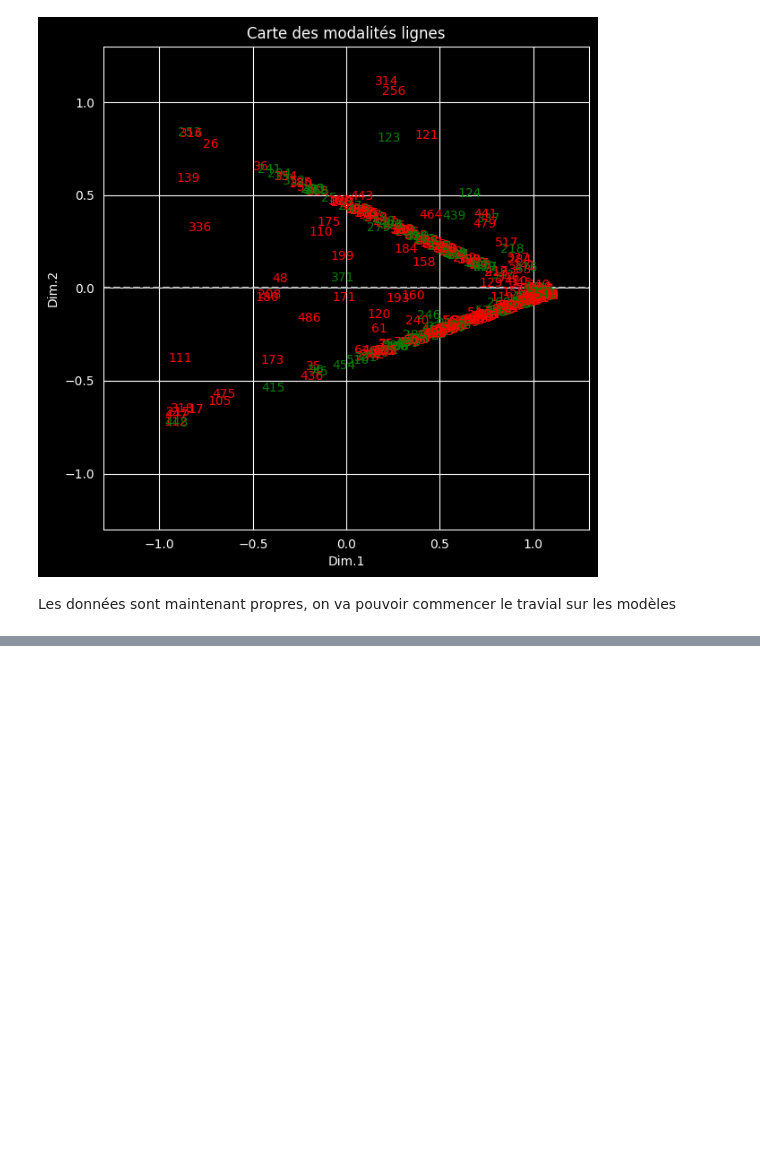
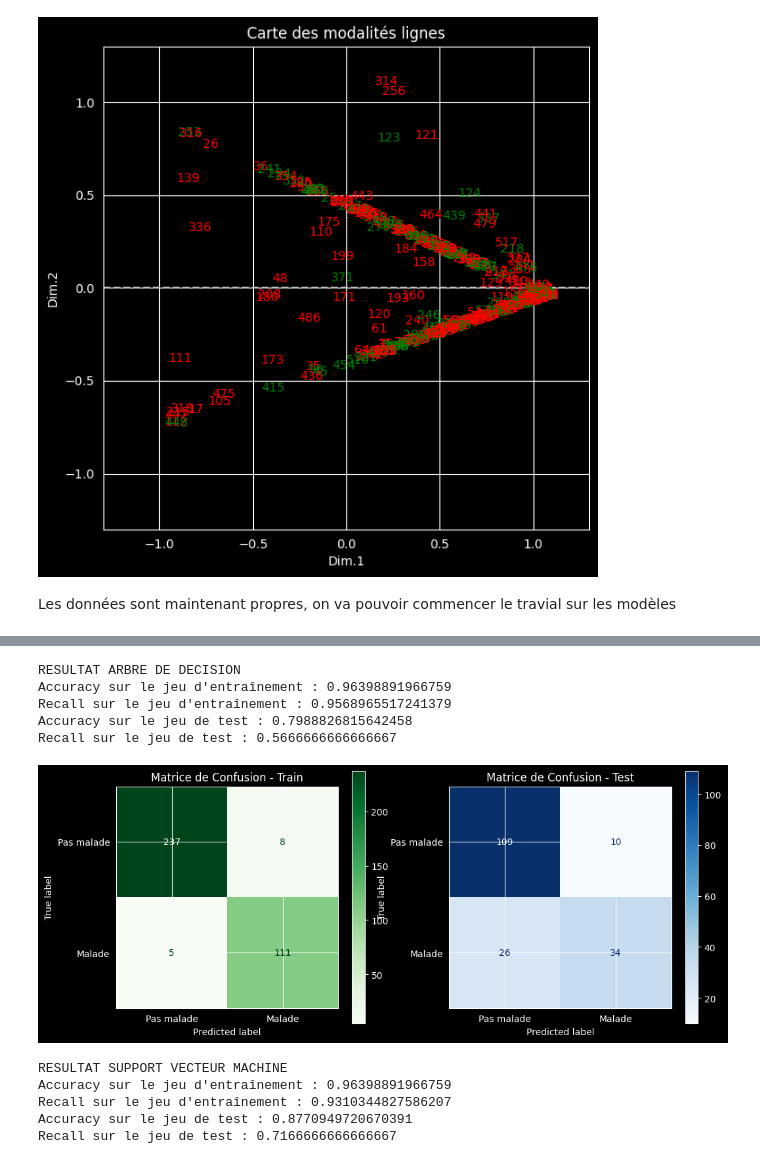
Before and after one commit to segolenegroelly/MachineLearningPCOS, a Jupyter notebook: MachineLearningPCOS.ipynb, the cells around one changed output, grey strips where cells are left out. Drawn from its saved outputs; the diff is of its cells as text; code cells hidden in the pictures; blank space fills up the shorter version.

```diff
--- a/MachineLearningPCOS.ipynb
+++ b/MachineLearningPCOS.ipynb
@@ -470,0 +556,12 @@ Text(0.5, 1.0, 'Matrice de Confusion - Test')
+# %%
+showResult(ARBRE_DECISION,y_train_red,y_test_red,y_pred_train_red_arbre,y_pred_test_red_arbre)
+# %% [output]
+RESULTAT ARBRE DE DECISION
+Accuracy sur le jeu d'entraînement : 0.96398891966759
+Recall sur le jeu d'entraînement : 0.9568965517241379
+Accuracy sur le jeu de test : 0.7988826815642458
+Recall sur le jeu de test : 0.5666666666666667
+# %%
+showMatriceCorrelation(y_train_red,y_test_red,y_pred_train_red_arbre,y_pred_test_red_arbre)
+# %% [output]
+[figure, added]
@@ -470,0 +573,8 @@ Text(0.5, 1.0, 'Matrice de Confusion - Test')
+# %%
+showResult(SVM,y_train_red,y_test_red,y_pred_train_svm,y_pred_test_svm)
+# %% [output]
+RESULTAT SUPPORT VECTEUR MACHINE
+Accuracy sur le jeu d'entraînement : 0.96398891966759
+Recall sur le jeu d'entraînement : 0.9310344827586207
+Accuracy sur le jeu de test : 0.8770949720670391
+Recall sur le jeu de test : 0.7166666666666667
```
Also changed, not shown: parts of 40 cells of this notebook.
